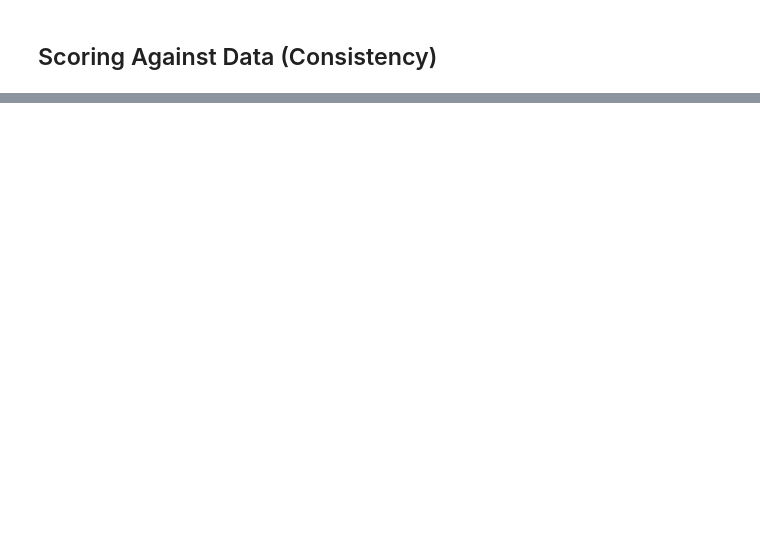
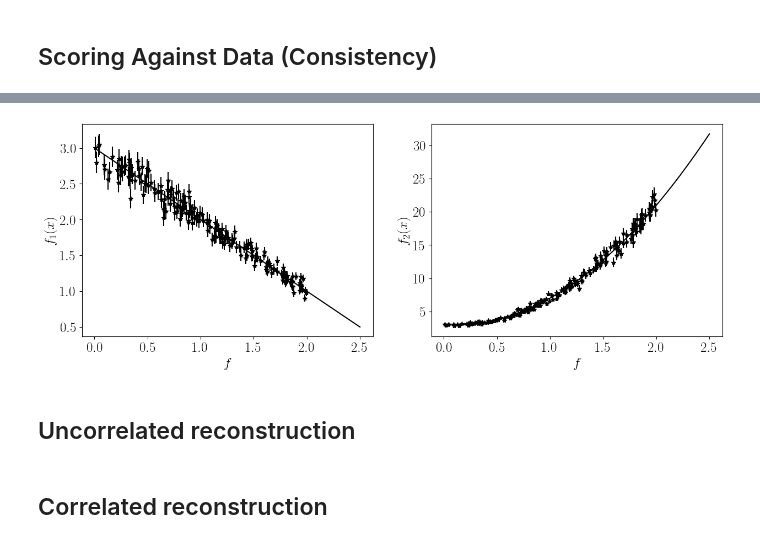
Before and after one commit to matmartinelli/CoRe, a Jupyter notebook: DEMO-Binning.ipynb, the cells around one changed output, grey strips where cells are left out. Cells and saved outputs as stored; diff of their text form; code cells hidden in the pictures; blank space fills up the shorter version.

```diff
--- a/DEMO-Binning.ipynb
+++ b/DEMO-Binning.ipynb
@@ -484,0 +505,11 @@ DOF:        200
+# %%
+fiducial_func1 = {'a0': 3,
+                  'a1': -1}
+
+theory_func_1 = get_theory(list(fiducial_func1.values()))
+# %%
+fiducial_func2 = {'a0': 3,
+                  'a1': -1,
+                  'a2': 5}
+
+theory_func_2 = get_theory(list(fiducial_func2.values()))
@@ -484,0 +528,15 @@ DOF:        200
+# %%
+dataset = pd.DataFrame({'x': np.random.uniform(xmin,xmax,Ndata)})
+
+thvals = theory_func_1['f'](dataset['x'])
+errors = abs(thvals)*err_fac/100
+dataset['f1'] = np.random.normal(thvals,errors)
+dataset['f1_err'] = errors
+
+thvals = theory_func_2['f'](dataset['x'])
+errors = abs(thvals)*err_fac/100
+dataset['f2'] = np.random.normal(thvals,errors)
+dataset['f2_err'] = errors
+
+dataset['r(f1,f2)'] = np.random.uniform(0,1,len(dataset))
+dataset
@@ -484,0 +572,16 @@ DOF:        200
+# %%
+xplot = np.linspace(0.01,2.5,100)
+
+fig,axes = plt.subplots(nrows=1,ncols=2,sharey=False,sharex=True,figsize=(15,5))
+
+axes[0].plot(xplot,theory_func_1['f'](xplot),color='black')
+axes[0].errorbar(dataset['x'],dataset['f1'],yerr=dataset['f1_err'],color='black',ls='',marker='*')
+axes[0].set_xlabel(r'$f$')
+axes[0].set_ylabel(r'$f_1(x)$')
+
+axes[1].plot(xplot,theory_func_2['f'](xplot),color='black')
+axes[1].errorbar(dataset['x'],dataset['f2'],yerr=dataset['f2_err'],color='black',ls='',marker='*')
+axes[1].set_xlabel(r'$f$')
+axes[1].set_ylabel(r'$f_2(x)$');
+# %% [output]
+[figure, added]
@@ -484,0 +590,2 @@ DOF:        200
+# %% [markdown]
+## Uncorrelated reconstruction
@@ -484,0 +614,2 @@ DOF:        200
+# %% [markdown]
+## Correlated reconstruction
```
Also changed, not shown: parts of 28 cells of this notebook, 19 other files.
